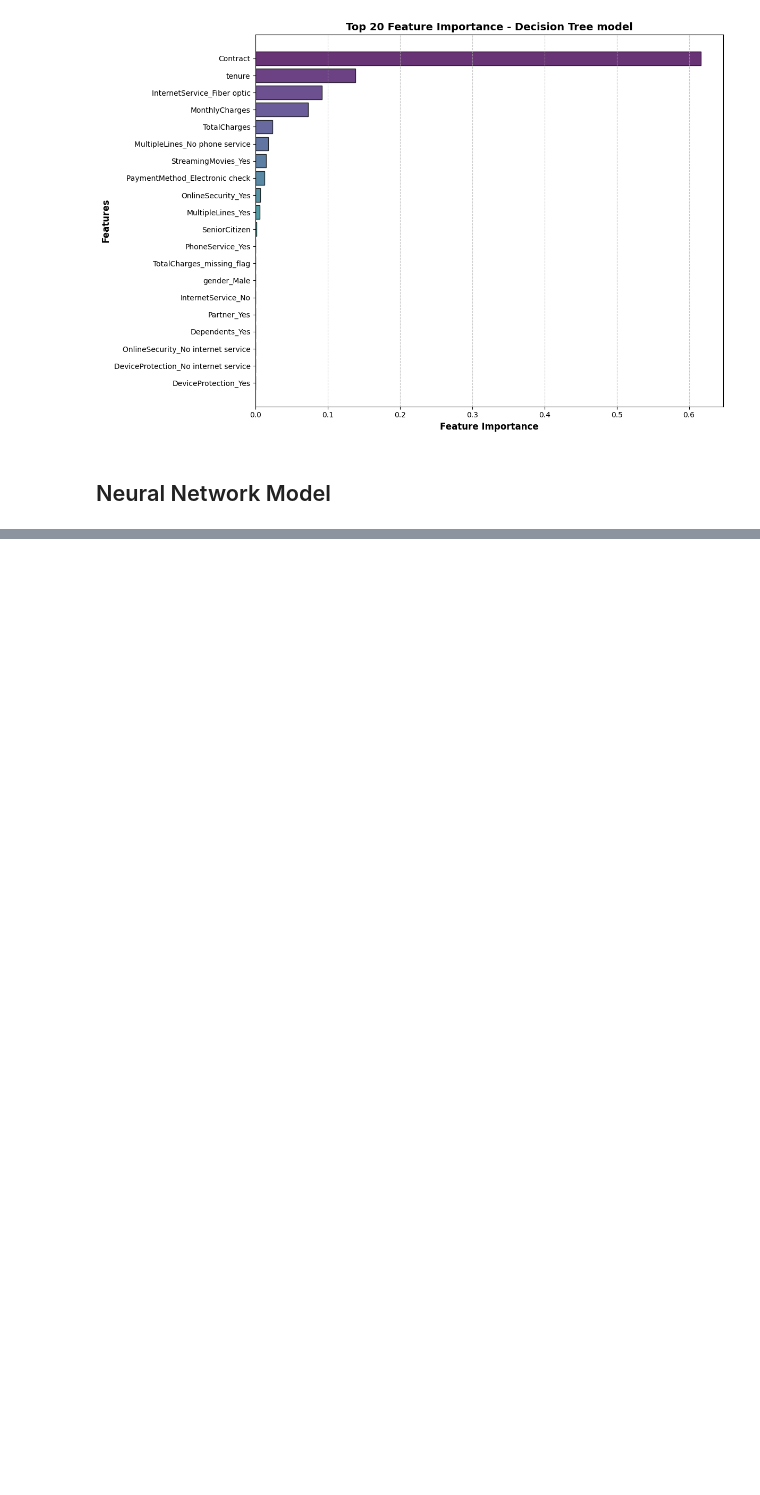
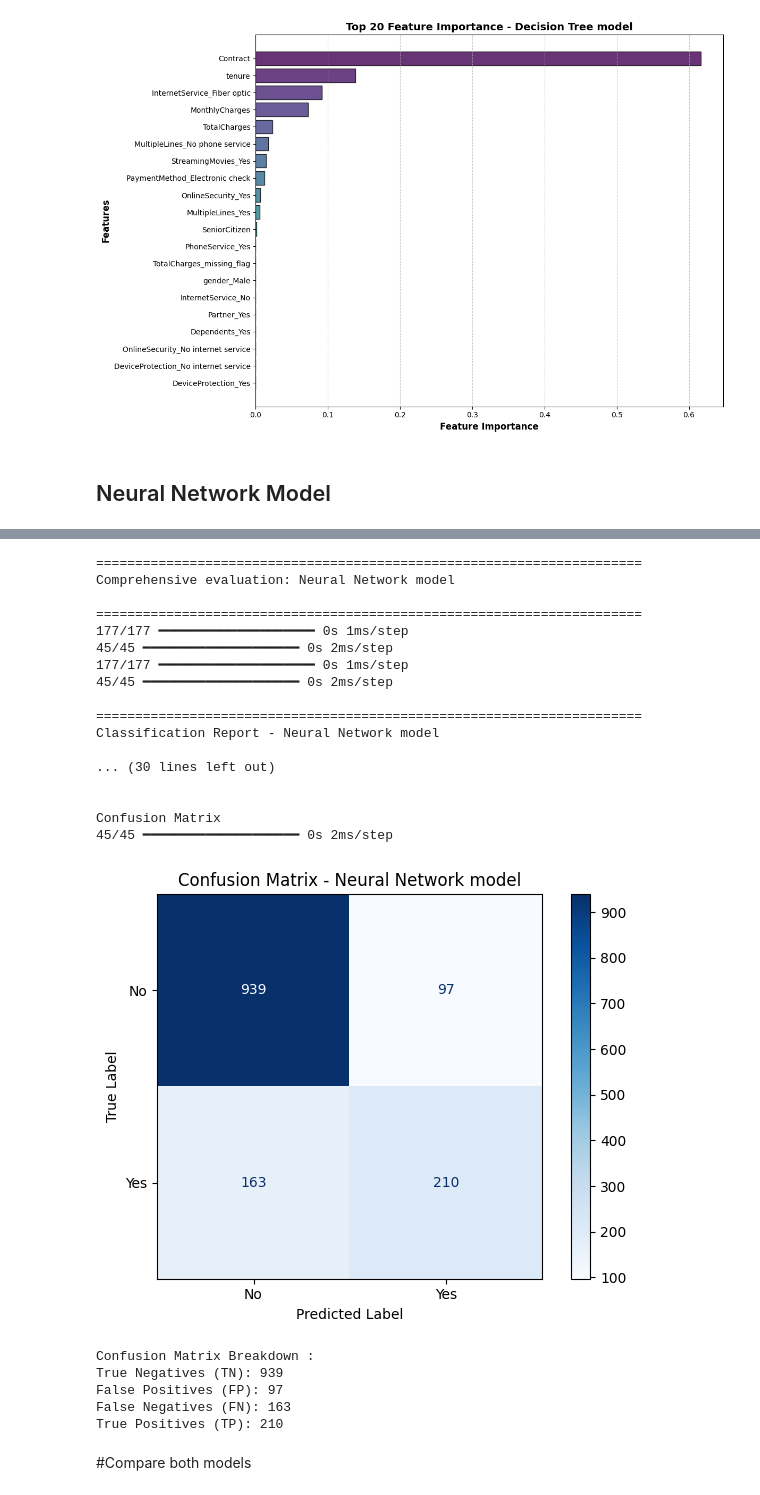
Before and after one commit to yumna-prog/Customer-Churn-Prediction, a Jupyter notebook: CustomerChurnPreduiction.ipynb, the cells around one changed output, grey strips where cells are left out. Drawn from its saved outputs; the diff is of its cells as text; code cells hidden in the pictures; blank space fills up the shorter version.

```diff
--- a/CustomerChurnPreduiction.ipynb
+++ b/CustomerChurnPreduiction.ipynb
@@ -1202,7 +1204,7 @@ def tune_neural_network(X_train,y_train,X_test, y_test, input_dim):
           model.compile(
               optimizer = Adam(learning_rate=config['lr']),
               loss='binary_crossentropy',
-              metrics=['accuracy', 'AUC']
+              metrics=['accuracy', AUC(name='auc')]
           )
 
           #Train
@@ -1402,3 +1405,24 @@ def display_classification_metrics(model, X_train, y_train, X_test, y_test, mode
     print("Model generalizes well")
 
   print()
+# %%
+# Comprehensive evaluation
+def evaluate_model_performance(model, X_train, y_train, X_test, y_test, model_name):
+  """Comprehensive model evaluation with all visualizations and metrics"""
+
+  print(f"\n{'=' * 70}")
+  print(f"Comprehensive evaluation: {model_name}")
+  print(f"\n{'=' * 70}")
+
+  #1. Display metrics and classification report
+  display_classification_metrics(model, X_train, y_train, X_test, y_test, model_name)
+
+  #2. Confusion Matrix
+  print(f"\nConfusion Matrix")
+  plot_confusion_matrix(model, X_test, y_test, model_name)
+# %%
+#Run hyperparameter Tuning
+input_dim = X_train.shape[1]
+best_config, best_model, best_history = tune_neural_network(X_train, y_train, X_test,y_test, input_dim)
+#Train the final model
+nn_model, nn_history = neural_network_model(X_train, y_train, X_test,y_test, input_dim, config=best_config)
@@ -1404,0 +1485,34 @@ def display_classification_metrics(model, X_train, y_train, X_test, y_test, mode
+# %%
+#Call the evaluation methods
+evaluate_model_performance(
+    best_model,
+    X_train, y_train,
+    X_test, y_test,
+    model_name= "Neural Network model"
+)
+# %% [output]
+======================================================================
+Comprehensive evaluation: Neural Network model
+
+======================================================================
+177/177 ━━━━━━━━━━━━━━━━━━━━ 0s 1ms/step
+45/45 ━━━━━━━━━━━━━━━━━━━━ 0s 2ms/step
+177/177 ━━━━━━━━━━━━━━━━━━━━ 0s 1ms/step
+45/45 ━━━━━━━━━━━━━━━━━━━━ 0s 2ms/step
+
+======================================================================
+Classification Report - Neural Network model
+
+... (30 lines left out)
+
+
+Confusion Matrix
+45/45 ━━━━━━━━━━━━━━━━━━━━ 0s 2ms/step
+[figure, added]
+Confusion Matrix Breakdown :
+True Negatives (TN): 939
+False Positives (FP): 97
+False Negatives (FN): 163
+True Positives (TP): 210
+# %% [markdown]
+#Compare both models
```
Also changed, not shown: parts of 11 cells of this notebook.
